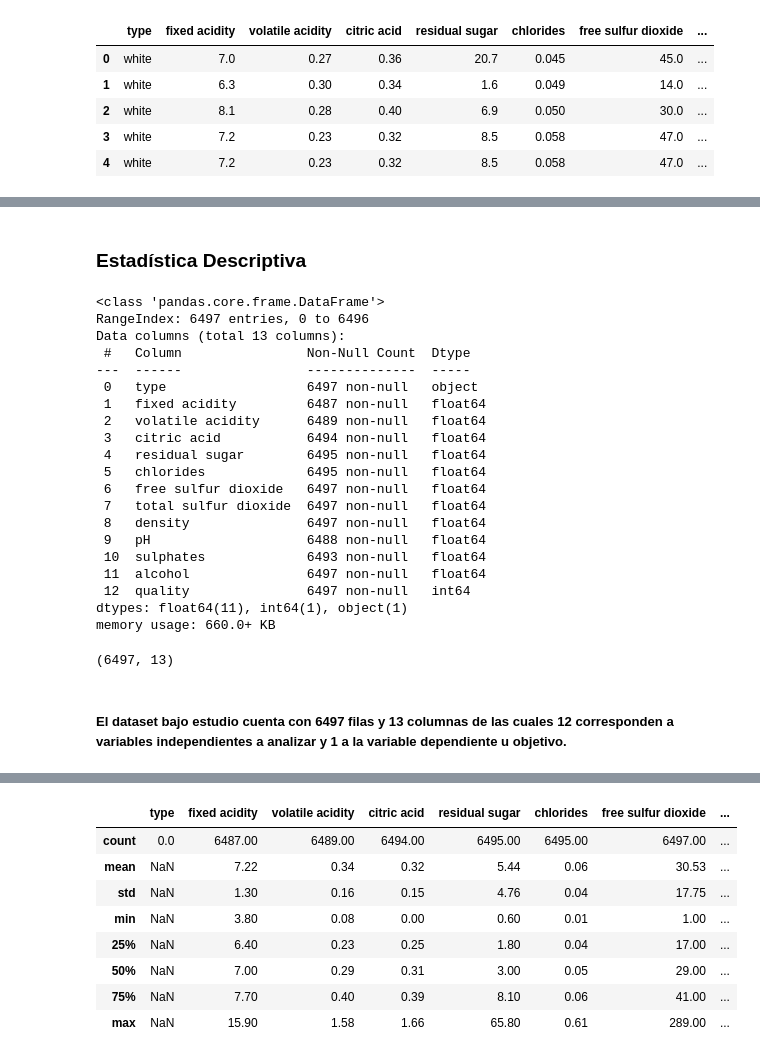
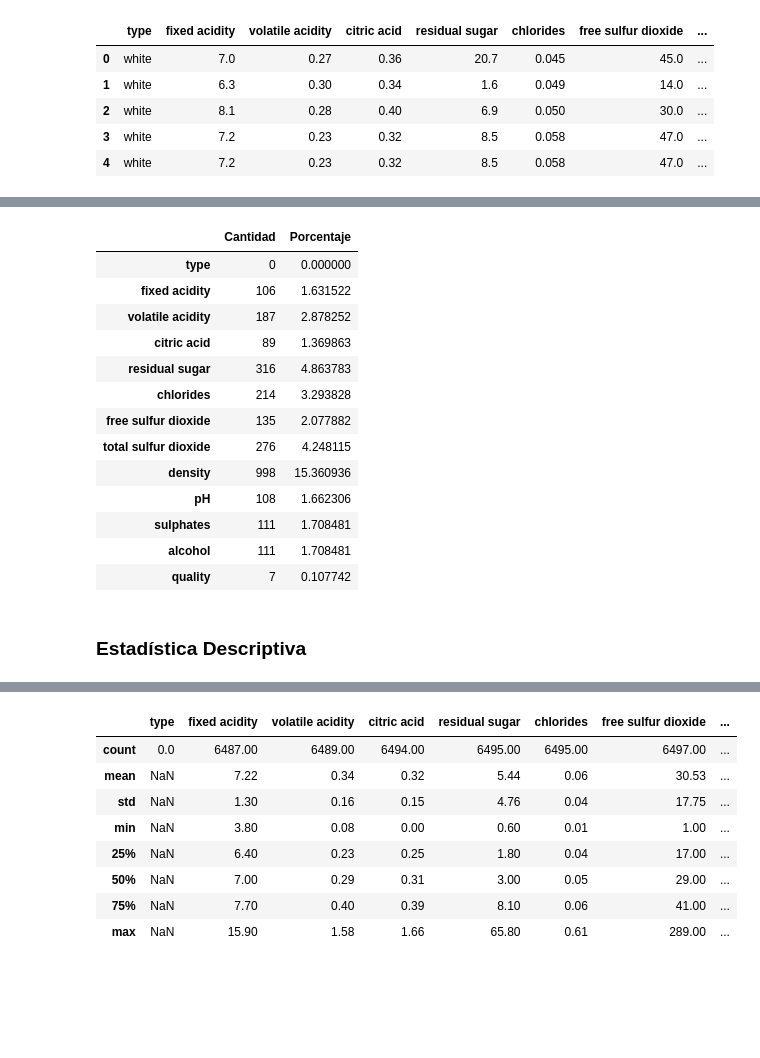
Before and after one commit to eugeinga/CODER-DataScienceI, a Jupyter notebook: ProyectoDS_ParteI_INGARAMO.ipynb, the cells around one changed output, grey strips where cells are left out. Cells and saved outputs as stored; diff of their text form; code cells hidden in the pictures; blank space fills up the shorter version.

```diff
--- a/ProyectoDS_ParteI_INGARAMO.ipynb
+++ b/ProyectoDS_ParteI_INGARAMO.ipynb
@@ -74,35 +148,22 @@ df.head()
+# %%
+# Cardinalidad de las variables
+
+cardinalidad = pd.DataFrame({'Cantidad' : df.nunique(), 'Porcentaje' : (df.nunique()) / (df.shape[0]) * (100)})
+cardinalidad
+# %% [output]
+|  | Cantidad | Porcentaje |
+| type | 0 | 0.000000 |
+| fixed acidity | 106 | 1.631522 |
+| volatile acidity | 187 | 2.878252 |
+| citric acid | 89 | 1.369863 |
+| residual sugar | 316 | 4.863783 |
+| chlorides | 214 | 3.293828 |
+| free sulfur dioxide | 135 | 2.077882 |
+| total sulfur dioxide | 276 | 4.248115 |
+| density | 998 | 15.360936 |
+| pH | 108 | 1.662306 |
+| sulphates | 111 | 1.708481 |
+| alcohol | 111 | 1.708481 |
+| quality | 7 | 0.107742 |
 # %% [markdown]
 ### **Estadística Descriptiva**
-# %%
-# Información de resumen del dataset
-
-df.info()
-# %% [output]
-<class 'pandas.core.frame.DataFrame'>
-RangeIndex: 6497 entries, 0 to 6496
-Data columns (total 13 columns):
- #   Column                Non-Null Count  Dtype
----  ------                --------------  -----
- 0   type                  6497 non-null   object
- 1   fixed acidity         6487 non-null   float64
- 2   volatile acidity      6489 non-null   float64
- 3   citric acid           6494 non-null   float64
- 4   residual sugar        6495 non-null   float64
- 5   chlorides             6495 non-null   float64
- 6   free sulfur dioxide   6497 non-null   float64
- 7   total sulfur dioxide  6497 non-null   float64
- 8   density               6497 non-null   float64
- 9   pH                    6488 non-null   float64
- 10  sulphates             6493 non-null   float64
- 11  alcohol               6497 non-null   float64
- 12  quality               6497 non-null   int64
-dtypes: float64(11), int64(1), object(1)
-memory usage: 660.0+ KB
-# %%
-# Información sobre las dimensiones del dataset [filas, columnas]
-
-df.shape
-# %% [output]
-(6497, 13)
-# %% [markdown]
-##### El dataset bajo estudio cuenta con 6497 filas y 13 columnas de las cuales 12 corresponden a variables independientes a analizar y 1 a la variable dependiente u objetivo.
```
Also changed, not shown: parts of 17 cells of this notebook.
